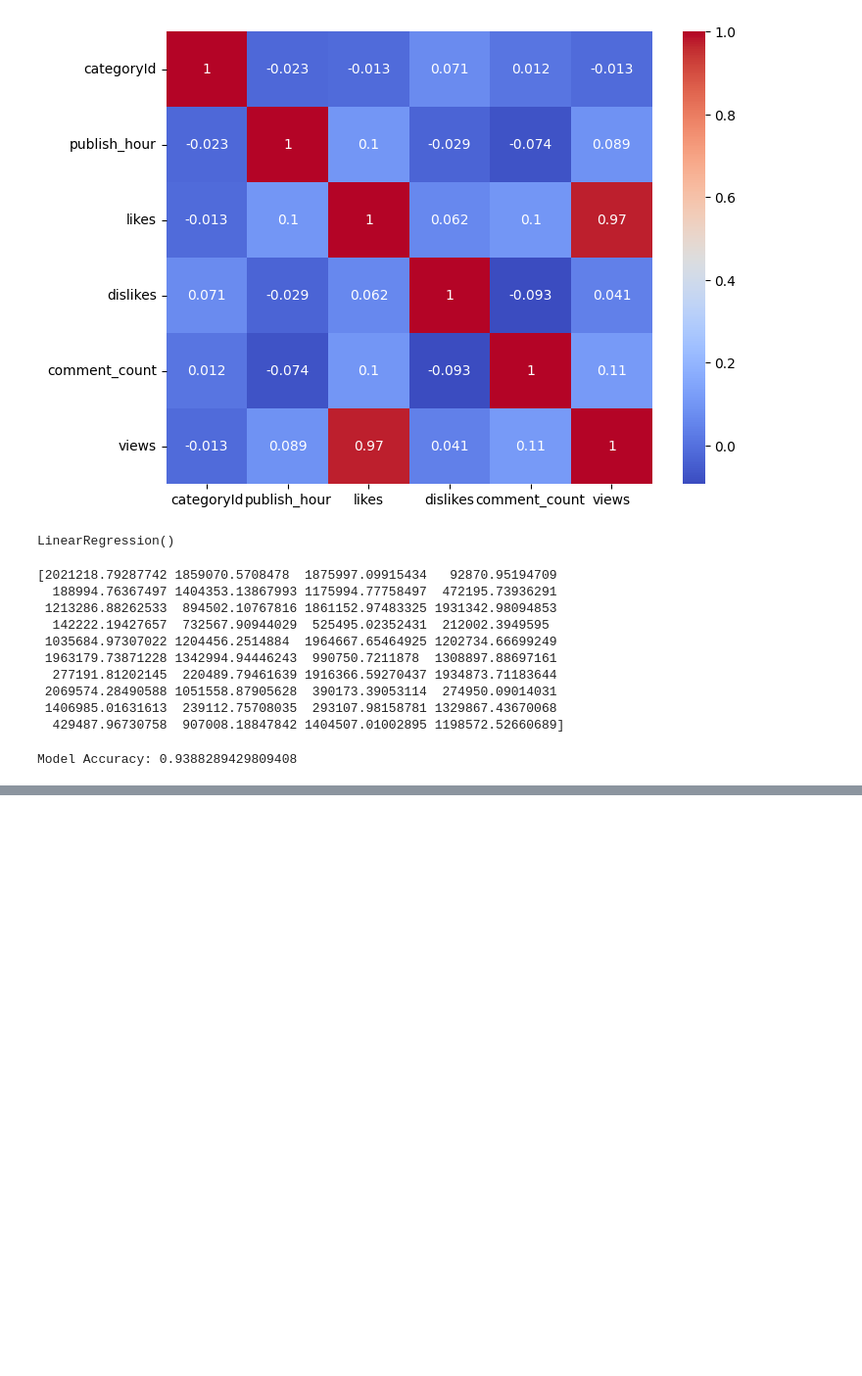
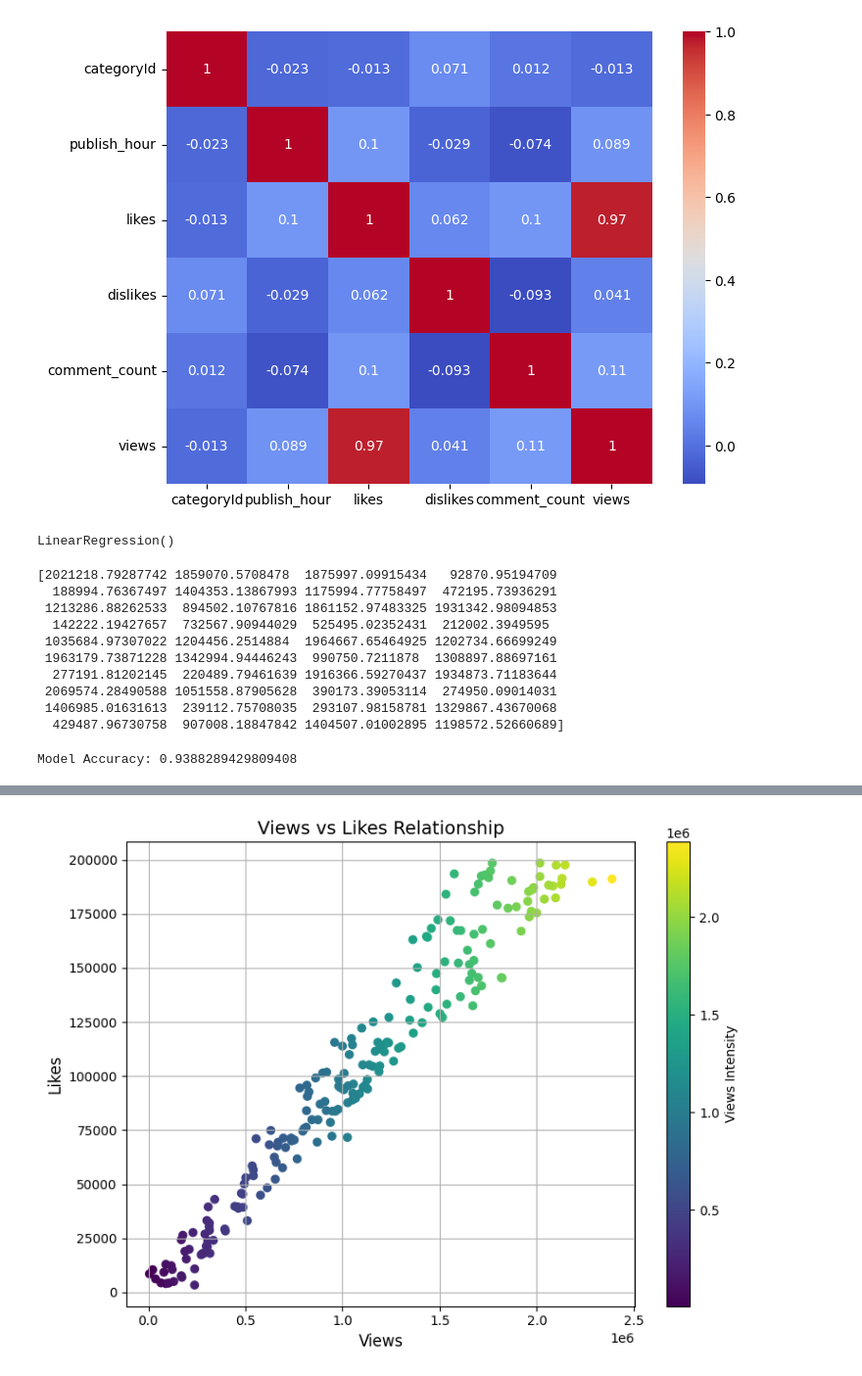
Before and after one commit to tanvisable25/YOUTUBE-VIDEO-PREDICTION-MACHINE-LEARNING, a Jupyter notebook: Youtube_Project.ipynb, the cells around one changed output, grey strips where cells are left out. Shown at 98% size. Drawn from its saved outputs; the diff is of its cells as text; code cells hidden in the pictures; blank space fills up the shorter version.

```diff
--- a/Youtube_Project.ipynb
+++ b/Youtube_Project.ipynb
@@ -120,0 +131,27 @@ plt.show()
+# %%
+import matplotlib.pyplot as plt
+
+plt.figure(figsize=(8,6))
+
+# Color based on views (you can also use likes)
+plt.scatter(
+    data['views'],
+    data['likes'],
+    c=data['views'],   # color mapping
+    cmap='viridis'     # gradient color
+)
+
+# Color bar (very important for professional look)
+plt.colorbar(label="Views Intensity")
+
+# Labels and title
+plt.xlabel("Views", fontsize=12)
+plt.ylabel("Likes", fontsize=12)
+plt.title("Views vs Likes Relationship", fontsize=14)
+
+plt.grid(True)
+
+plt.tight_layout()
+plt.show()
+# %% [output]
+[figure, added]
```
Also changed, not shown: parts of 4 cells of this notebook.
